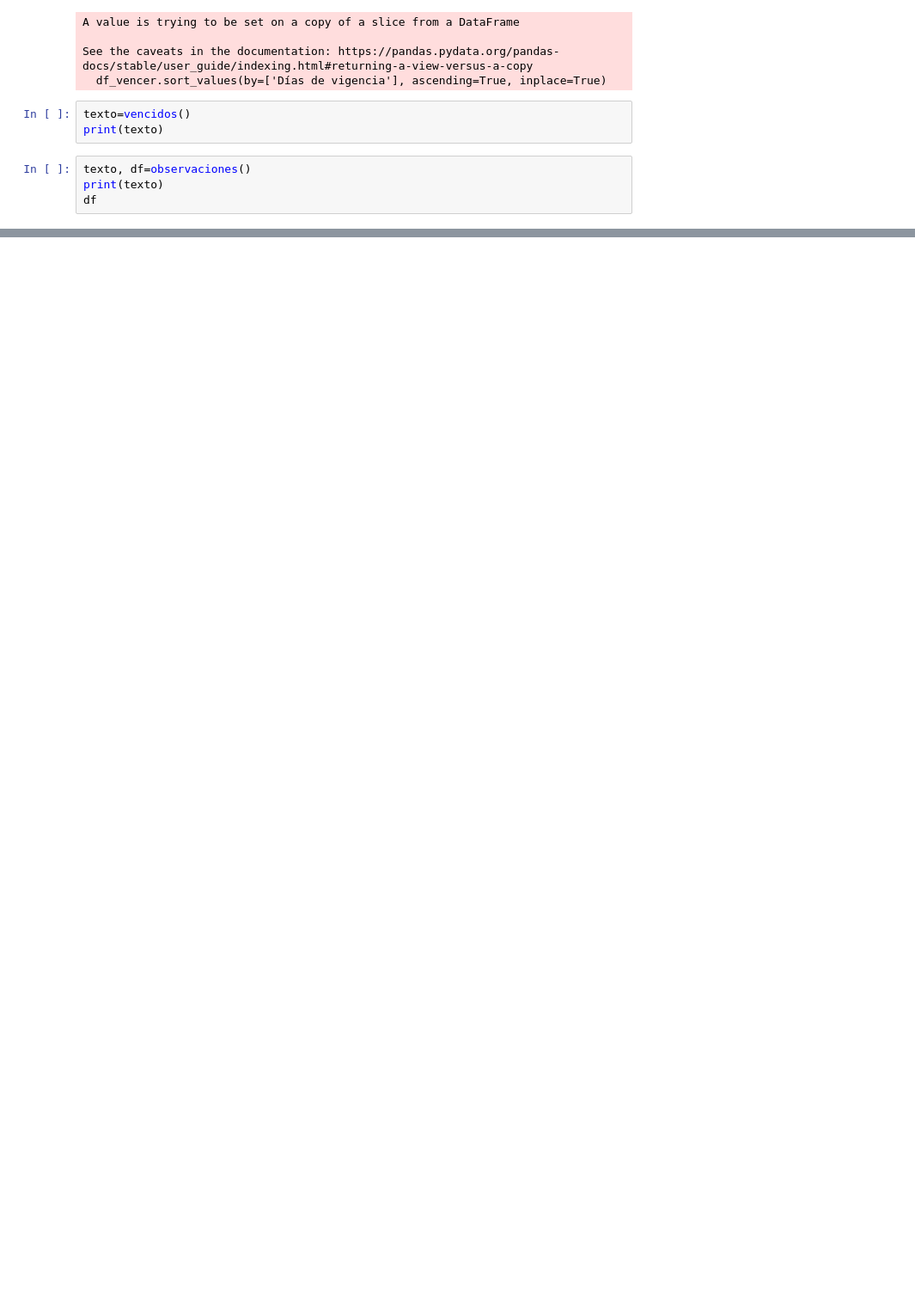
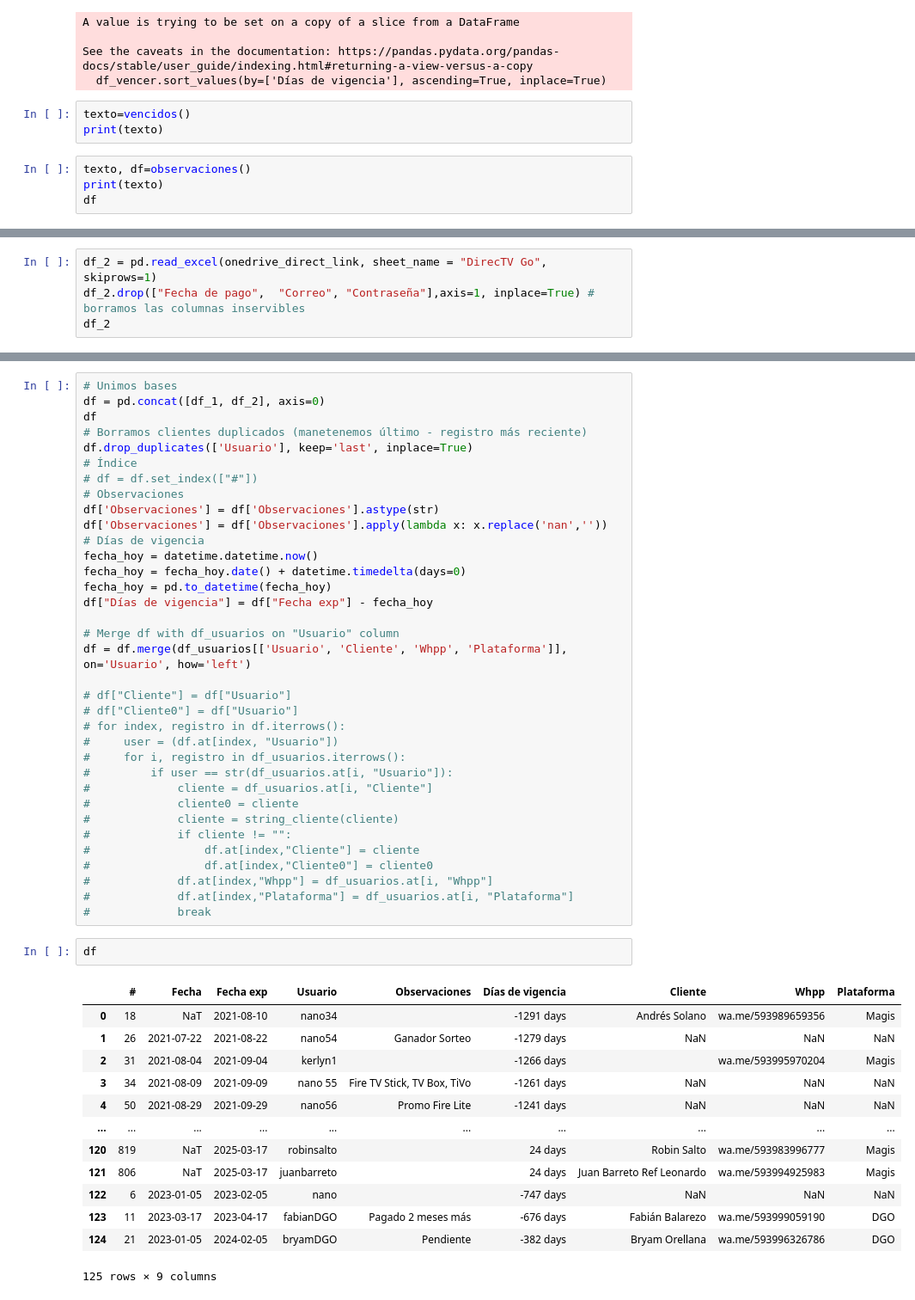
Before and after one commit to jorgecard/botTelegram, a Jupyter notebook: 1.test.ipynb, the cells around one changed output, grey strips where cells are left out. Shown at 86% size. Drawn from its saved outputs; the diff is of its cells as text; blank space fills up the shorter version.

```diff
--- a/1.test.ipynb
+++ b/1.test.ipynb
@@ -65,0 +134,4 @@ df
+# %%
+df_2 = pd.read_excel(onedrive_direct_link, sheet_name = "DirecTV Go", skiprows=1)
+df_2.drop(["Fecha de pago",  "Correo", "Contraseña"],axis=1, inplace=True) # borramos las columnas inservibles
+df_2
@@ -65,0 +156,51 @@ df
+# %%
+# Unimos bases
+df = pd.concat([df_1, df_2], axis=0)
+df
+# Borramos clientes duplicados (manetenemos último - registro más reciente)
+df.drop_duplicates(['Usuario'], keep='last', inplace=True)
+# Índice
+# df = df.set_index(["#"])
+# Observaciones
+df['Observaciones'] = df['Observaciones'].astype(str)
+df['Observaciones'] = df['Observaciones'].apply(lambda x: x.replace('nan',''))
+# Días de vigencia
+fecha_hoy = datetime.datetime.now()
+fecha_hoy = fecha_hoy.date() + datetime.timedelta(days=0)
+fecha_hoy = pd.to_datetime(fecha_hoy)
+df["Días de vigencia"] = df["Fecha exp"] - fecha_hoy
+
+# Merge df with df_usuarios on "Usuario" column
+df = df.merge(df_usuarios[['Usuario', 'Cliente', 'Whpp', 'Plataforma']], on='Usuario', how='left')
+
+# df["Cliente"] = df["Usuario"]
+# df["Cliente0"] = df["Usuario"]
+# for index, registro in df.iterrows():
+#     user = (df.at[index, "Usuario"])
+#     for i, registro in df_usuarios.iterrows():
+#         if user == str(df_usuarios.at[i, "Usuario"]):
+#             cliente = df_usuarios.at[i, "Cliente"]
+#             cliente0 = cliente
+#             cliente = string_cliente(cliente)
+#             if cliente != "":
+#                 df.at[index,"Cliente"] = cliente
+#                 df.at[index,"Cliente0"] = cliente0
+#             df.at[index,"Whpp"] = df_usuarios.at[i, "Whpp"]
+#             df.at[index,"Plataforma"] = df_usuarios.at[i, "Plataforma"]
+#             break
+# %%
+df
+# %% [output]
+|  | # | Fecha | Fecha exp | Usuario | Observaciones | Días de vigencia | Cliente | Whpp | Plataforma |
+| 0 | 18 | NaT | 2021-08-10 | nano34 |  | -1291 days | Andrés Solano | wa.me/593989659356 | Magis |
+| 1 | 26 | 2021-07-22 | 2021-08-22 | nano54 | Ganador Sorteo | -1279 days | NaN | NaN | NaN |
+| 2 | 31 | 2021-08-04 | 2021-09-04 | kerlyn1 |  | -1266 days |  | wa.me/593995970204 | Magis |
+| 3 | 34 | 2021-08-09 | 2021-09-09 | nano 55 | Fire TV Stick, TV Box, TiVo | -1261 days | NaN | NaN | NaN |
+| 4 | 50 | 2021-08-29 | 2021-09-29 | nano56 | Promo Fire Lite | -1241 days | NaN | NaN | NaN |
+| ... | ... | ... | ... | ... | ... | ... | ... | ... | ... |
+| 120 | 819 | NaT | 2025-03-17 | robinsalto |  | 24 days | Robin Salto | wa.me/593983996777 | Magis |
+| 121 | 806 | NaT | 2025-03-17 | juanbarreto |  | 24 days | Juan Barreto Ref Leonardo | wa.me/593994925983 | Magis |
+| 122 | 6 | 2023-01-05 | 2023-02-05 | nano |  | -747 days | NaN | NaN | NaN |
+| 123 | 11 | 2023-03-17 | 2023-04-17 | fabianDGO | Pagado 2 meses más | -676 days | Fabián Balarezo | wa.me/593999059190 | DGO |
+| 124 | 21 | 2023-01-05 | 2024-02-05 | bryamDGO | Pendiente | -382 days | Bryam Orellana | wa.me/593996326786 | DGO |
+125 rows × 9 columns
```
Also changed, not shown: parts of 10 cells of this notebook, 1 other file.
